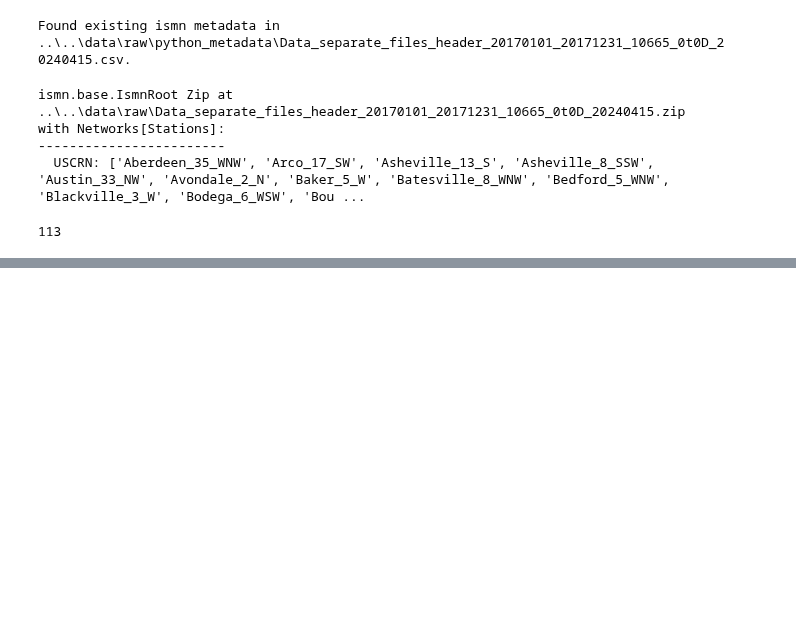
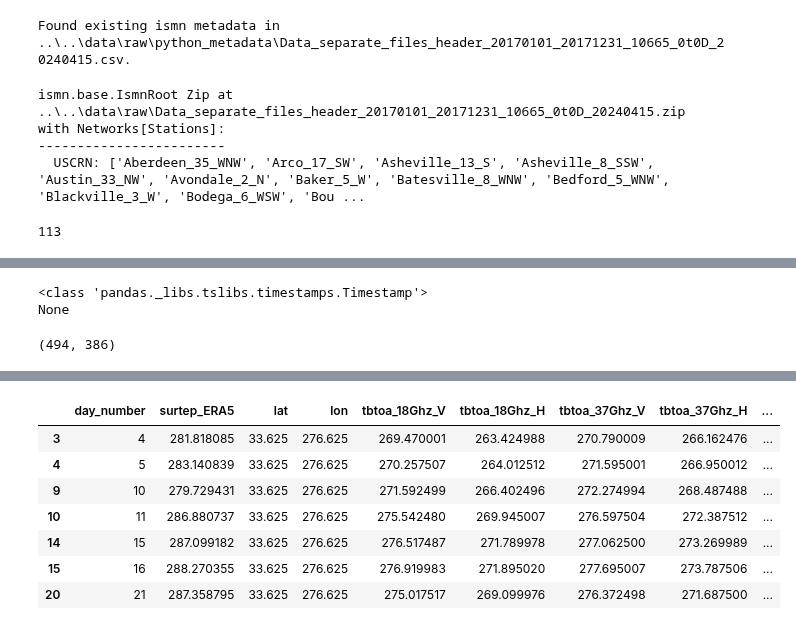
Before and after one commit to AndresTerrer/PMW_LST, a Jupyter notebook: notebooks/protopypes/Insitu_validation.ipynb, the cells around one changed output, grey strips where cells are left out. Cells and saved outputs as stored; diff of their text form; code cells hidden in the pictures; blank space fills up the shorter version.

```diff
--- a/notebooks/protopypes/Insitu_validation.ipynb
+++ b/notebooks/protopypes/Insitu_validation.ipynb
@@ -197,0 +202,43 @@ ValueError: index must be monotonic increasing or decreasing
+# %%
+print(sensor_data.reset_index()["date_time"][0].__class__)
+print(sensor_data.reset_index()["date_time"][0].tzinfo) # No timezone info .. .
+# %% [output]
+<class 'pandas._libs.tslibs.timestamps.Timestamp'>
+None
+# %%
+# Selec the closest gird point to the sensor
+
+# Transform the lat -lon (-180,180) into the grid
+
+# Linear interpolation, then roud then to the closest grid point:
+def map_lat(x, in_min=-90, in_max=90, out_min=0, out_max=719):
+    return round( out_min + ( (x - in_min) / (in_max - in_min) ) * (out_max - out_min))
+
+def map_lon(x, in_min=-180, in_max=180, out_min=0, out_max=1439):
+    return round(out_min + ( (x - in_min) / (in_max - in_min) ) * (out_max - out_min))
+
+latg, long = map_lat(sensor_coords[1]), map_lon(sensor_coords[0])
+
+latg, long
+# %% [output]
+(494, 386)
+# %%
+# Selec the slice for the sensor in the dataset
+sensor_ds = ascds.sel(latitude_grid = latg, longitude_grid = long)
+
+# Transform it into a dataframe for prediction
+sensor_df = sensor_ds.to_dataframe()
+sensor_df.reset_index(inplace=True)
+sensor_df.dropna(inplace=True)
+sensor_df.drop(columns=["longitude_grid","latitude_grid"], inplace=True)
+transfomed_df = transform_batch(sensor_df)
+
+# # Drop the necessary variables, some models don´t use time of observation nor day_number:
+transfomed_df = transfomed_df.drop(columns=["time_18Ghz","time_37Ghz","day_number"])
+
+
+# Split the prediction and forward pass to get the model surtep, add the column to the untransformed data.
+
+sensor_df["surtep_MODEL"] = model.predict(transfomed_df[[col for col in transfomed_df.columns if col != "surtep_ERA5"]])
+sensor_df
+# %% [output]
@@ -197,0 +246,8 @@ ValueError: index must be monotonic increasing or decreasing
+|  | day_number | surtep_ERA5 | lat | lon | tbtoa_18Ghz_V | tbtoa_18Ghz_H | tbtoa_37Ghz_V | tbtoa_37Ghz_H | ... |
+| 3 | 4 | 281.818085 | 33.625 | 276.625 | 269.470001 | 263.424988 | 270.790009 | 266.162476 | ... |
+| 4 | 5 | 283.140839 | 33.625 | 276.625 | 270.257507 | 264.012512 | 271.595001 | 266.950012 | ... |
+| 9 | 10 | 279.729431 | 33.625 | 276.625 | 271.592499 | 266.402496 | 272.274994 | 268.487488 | ... |
+| 10 | 11 | 286.880737 | 33.625 | 276.625 | 275.542480 | 269.945007 | 276.597504 | 272.387512 | ... |
+| 14 | 15 | 287.099182 | 33.625 | 276.625 | 276.517487 | 271.789978 | 277.062500 | 273.269989 | ... |
+| 15 | 16 | 288.270355 | 33.625 | 276.625 | 276.919983 | 271.895020 | 277.695007 | 273.787506 | ... |
+| 20 | 21 | 287.358795 | 33.625 | 276.625 | 275.017517 | 269.099976 | 276.372498 | 271.687500 | ... |
```
Also changed, not shown: parts of 14 cells of this notebook, 1 other file.
